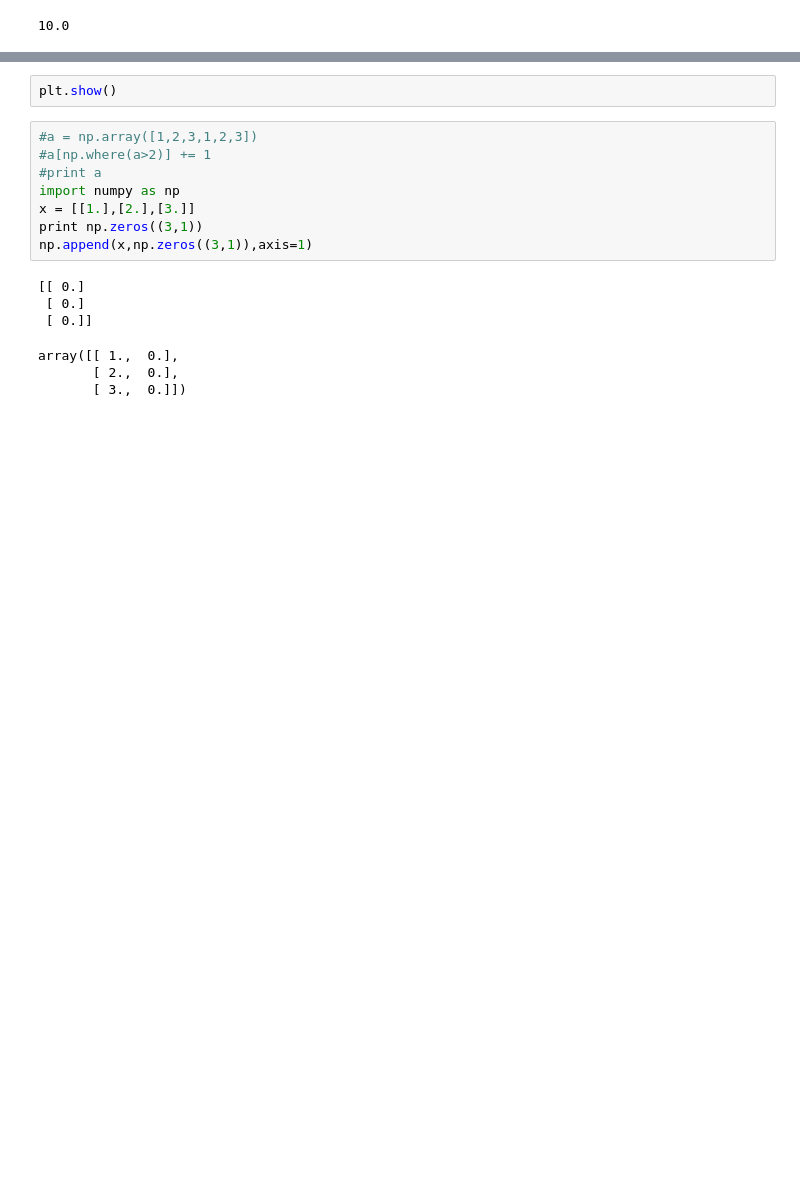
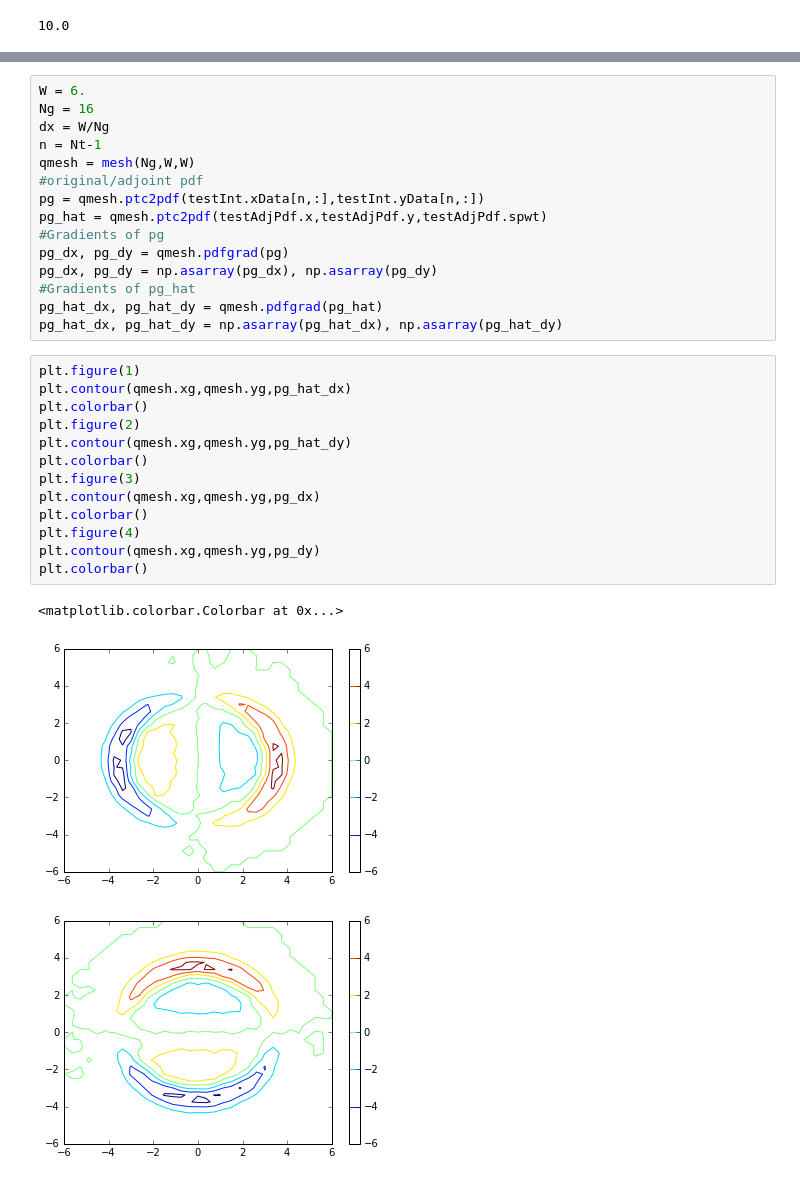
Before and after one commit to dreamer2368/Einstein_Brownian, a Jupyter notebook: Adj_ptc.ipynb, the cells around one changed output, grey strips where cells are left out. Drawn from its saved outputs; the diff is of its cells as text; blank space fills up the shorter version.

```diff
--- a/Adj_ptc.ipynb
+++ b/Adj_ptc.ipynb
@@ -66,17 +66,32 @@ print testQoI.dJdA
-# %%
-plt.show()
-# %%
-#a = np.array([1,2,3,1,2,3])
-#a[np.where(a>2)] += 1
-#print a
-import numpy as np
-x = [[1.],[2.],[3.]]
-print np.zeros((3,1))
-np.append(x,np.zeros((3,1)),axis=1)
-# %% [output]
-[[ 0.]
- [ 0.]
- [ 0.]]
-array([[ 1.,  0.],
-       [ 2.,  0.],
-       [ 3.,  0.]])
+# %%
+W = 6.
+Ng = 16
+dx = W/Ng
+n = Nt-1
+qmesh = mesh(Ng,W,W)
+#original/adjoint pdf
+pg = qmesh.ptc2pdf(testInt.xData[n,:],testInt.yData[n,:])
+pg_hat = qmesh.ptc2pdf(testAdjPdf.x,testAdjPdf.y,testAdjPdf.spwt)
+#Gradients of pg
+pg_dx, pg_dy = qmesh.pdfgrad(pg)
+pg_dx, pg_dy = np.asarray(pg_dx), np.asarray(pg_dy)
+#Gradients of pg_hat
+pg_hat_dx, pg_hat_dy = qmesh.pdfgrad(pg_hat)
+pg_hat_dx, pg_hat_dy = np.asarray(pg_hat_dx), np.asarray(pg_hat_dy)
+# %%
+plt.figure(1)
+plt.contour(qmesh.xg,qmesh.yg,pg_hat_dx)
+plt.colorbar()
+plt.figure(2)
+plt.contour(qmesh.xg,qmesh.yg,pg_hat_dy)
+plt.colorbar()
+plt.figure(3)
+plt.contour(qmesh.xg,qmesh.yg,pg_dx)
+plt.colorbar()
+plt.figure(4)
+plt.contour(qmesh.xg,qmesh.yg,pg_dy)
+plt.colorbar()
+# %% [output]
+<matplotlib.colorbar.Colorbar at 0x...>
+[figure, added]
+[figure, added]
```
Also changed, not shown: parts of 6 cells of this notebook, 5 other files.
